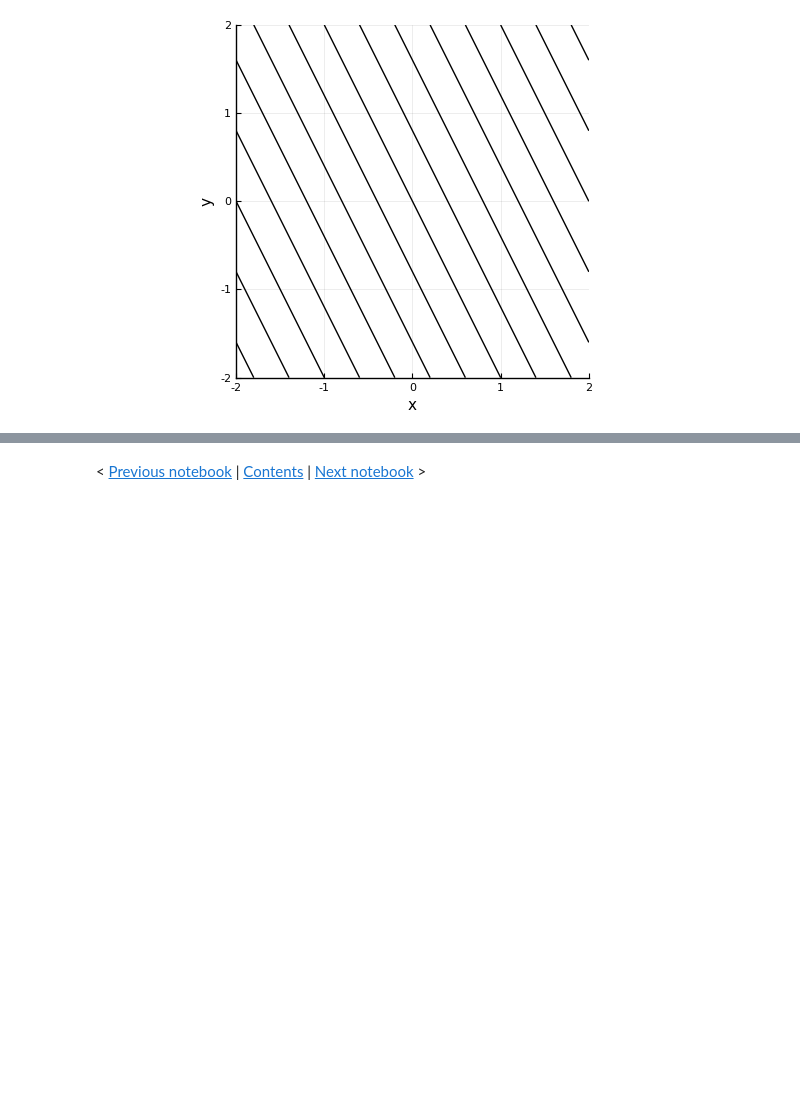
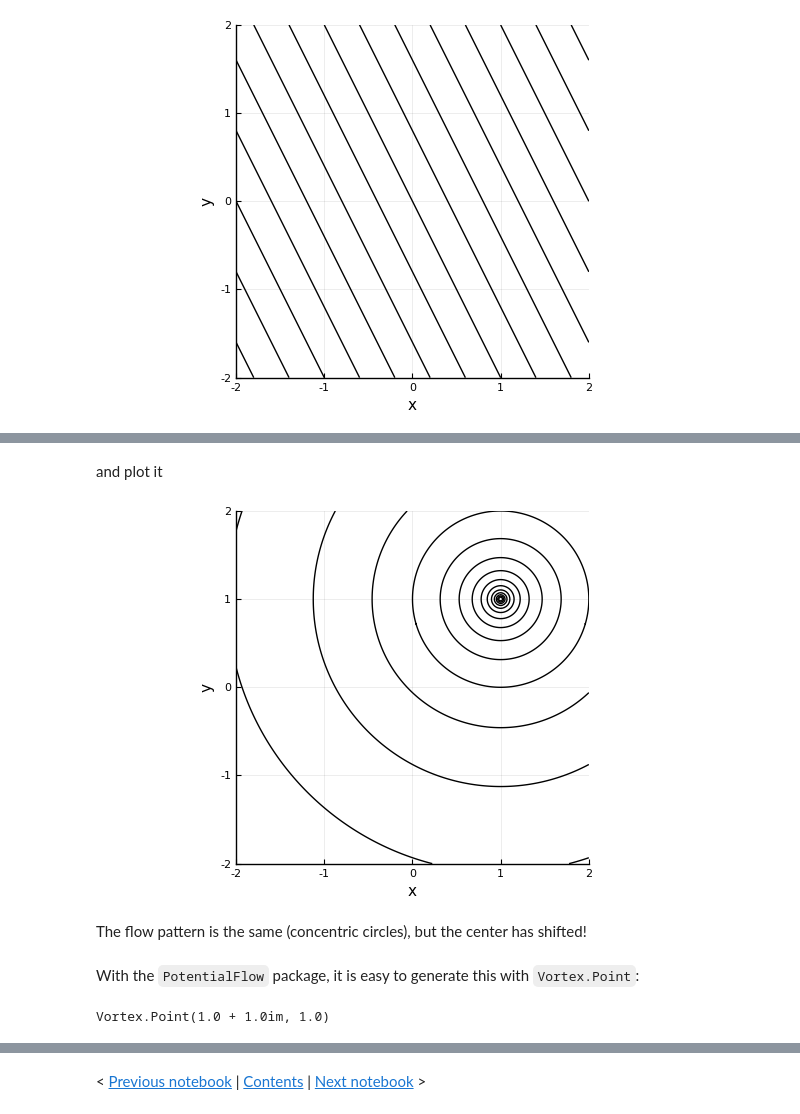
Before and after one commit to jdeldre/BookExamples, a Jupyter notebook: src/3.2-PotentialFlowsInPlane.ipynb, the cells around one changed output, grey strips where cells are left out. Cells and saved outputs as stored; diff of their text form; code cells hidden in the pictures; blank space fills up the shorter version.

```diff
--- a/src/3.2-PotentialFlowsInPlane.ipynb
+++ b/src/3.2-PotentialFlowsInPlane.ipynb
@@ -62,0 +103,15 @@ Let's start with a single point vortex and inspect the flow field associated wit
+# %% [markdown]
+and plot it
+# %%
+contour(x,y,imag.(F)',ratio=1,legend=:false,color=:black,xlabel="x",ylabel="y",
+    xlim=(xmin,xmax),ylim=(ymin,ymax))
+# %% [output]
+[figure, added]
+# %% [markdown]
+The flow pattern is the same (concentric circles), but the center has shifted!
+# %% [markdown]
+With the `PotentialFlow` package, it is easy to generate this with `Vortex.Point`:
+# %%
+v = Vortex.Point(zv,Γ)
+# %% [output]
+Vortex.Point(1.0 + 1.0im, 1.0)
```
Also changed, not shown: parts of 56 cells of this notebook, 1 other file.
